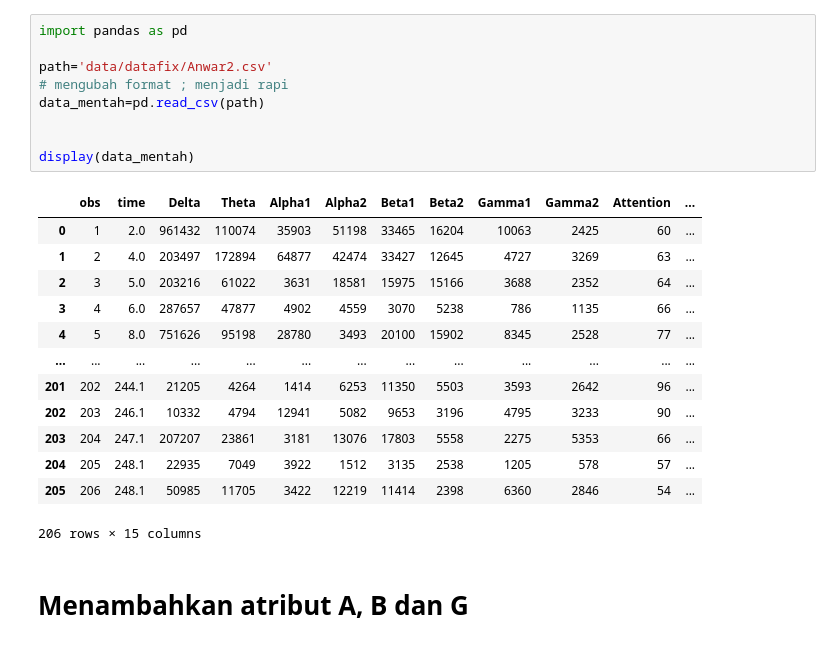
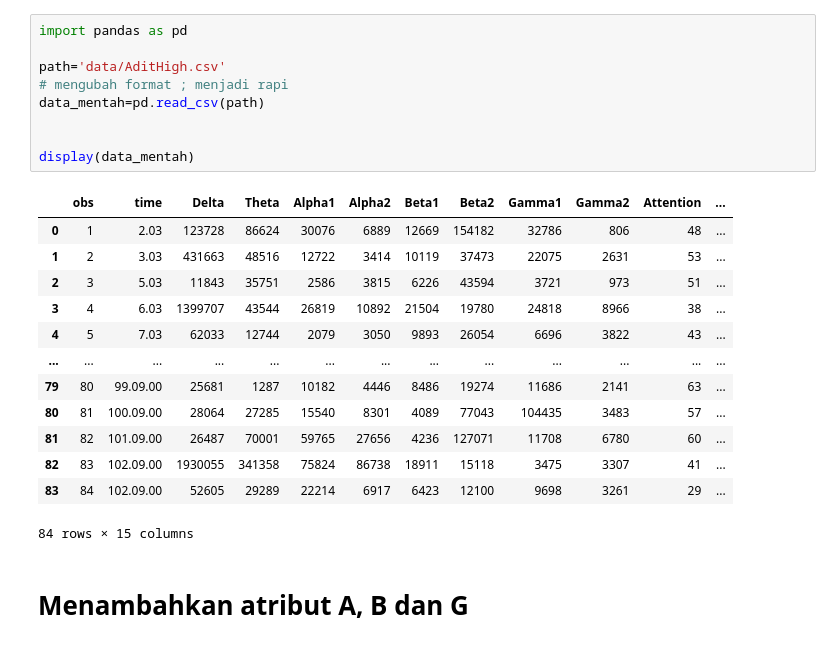
Before and after one commit to Adityazxc/uji_konsentrasi, a Jupyter notebook: skripsi.ipynb, the cells around one changed output. Cells and saved outputs as stored; diff of their text form.

Commit message:
data mentah lvq dan tampilan proses di dashboard

```diff
--- a/skripsi.ipynb
+++ b/skripsi.ipynb
@@ -1,26 +1,26 @@
 # %%
 import pandas as pd
 
-path='data/datafix/Anwar2.csv'
+path='data/AditHigh.csv'
 # mengubah format ; menjadi rapi
 data_mentah=pd.read_csv(path)
 
 
 display(data_mentah)
 # %% [output]
 |  | obs | time | Delta | Theta | Alpha1 | Alpha2 | Beta1 | Beta2 | Gamma1 | Gamma2 | Attention | ... |
-| 0 | 1 | 2.0 | 961432 | 110074 | 35903 | 51198 | 33465 | 16204 | 10063 | 2425 | 60 | ... |
-| 1 | 2 | 4.0 | 203497 | 172894 | 64877 | 42474 | 33427 | 12645 | 4727 | 3269 | 63 | ... |
-| 2 | 3 | 5.0 | 203216 | 61022 | 3631 | 18581 | 15975 | 15166 | 3688 | 2352 | 64 | ... |
-| 3 | 4 | 6.0 | 287657 | 47877 | 4902 | 4559 | 3070 | 5238 | 786 | 1135 | 66 | ... |
-| 4 | 5 | 8.0 | 751626 | 95198 | 28780 | 3493 | 20100 | 15902 | 8345 | 2528 | 77 | ... |
+| 0 | 1 | 2.03 | 123728 | 86624 | 30076 | 6889 | 12669 | 154182 | 32786 | 806 | 48 | ... |
+| 1 | 2 | 3.03 | 431663 | 48516 | 12722 | 3414 | 10119 | 37473 | 22075 | 2631 | 53 | ... |
+| 2 | 3 | 5.03 | 11843 | 35751 | 2586 | 3815 | 6226 | 43594 | 3721 | 973 | 51 | ... |
+| 3 | 4 | 6.03 | 1399707 | 43544 | 26819 | 10892 | 21504 | 19780 | 24818 | 8966 | 38 | ... |
+| 4 | 5 | 7.03 | 62033 | 12744 | 2079 | 3050 | 9893 | 26054 | 6696 | 3822 | 43 | ... |
 | ... | ... | ... | ... | ... | ... | ... | ... | ... | ... | ... | ... | ... |
-| 201 | 202 | 244.1 | 21205 | 4264 | 1414 | 6253 | 11350 | 5503 | 3593 | 2642 | 96 | ... |
-| 202 | 203 | 246.1 | 10332 | 4794 | 12941 | 5082 | 9653 | 3196 | 4795 | 3233 | 90 | ... |
-| 203 | 204 | 247.1 | 207207 | 23861 | 3181 | 13076 | 17803 | 5558 | 2275 | 5353 | 66 | ... |
-| 204 | 205 | 248.1 | 22935 | 7049 | 3922 | 1512 | 3135 | 2538 | 1205 | 578 | 57 | ... |
-| 205 | 206 | 248.1 | 50985 | 11705 | 3422 | 12219 | 11414 | 2398 | 6360 | 2846 | 54 | ... |
+| 79 | 80 | 99.09.00 | 25681 | 1287 | 10182 | 4446 | 8486 | 19274 | 11686 | 2141 | 63 | ... |
+| 80 | 81 | 100.09.00 | 28064 | 27285 | 15540 | 8301 | 4089 | 77043 | 104435 | 3483 | 57 | ... |
+| 81 | 82 | 101.09.00 | 26487 | 70001 | 59765 | 27656 | 4236 | 127071 | 11708 | 6780 | 60 | ... |
+| 82 | 83 | 102.09.00 | 1930055 | 341358 | 75824 | 86738 | 18911 | 15118 | 3475 | 3307 | 41 | ... |
+| 83 | 84 | 102.09.00 | 52605 | 29289 | 22214 | 6917 | 6423 | 12100 | 9698 | 3261 | 29 | ... |
-206 rows × 15 columns
+84 rows × 15 columns
 # %% [markdown]
 # Menambahkan atribut A, B dan G
 # %%
```
Also changed, not shown: parts of 1 cell of this notebook, 19 other files.
